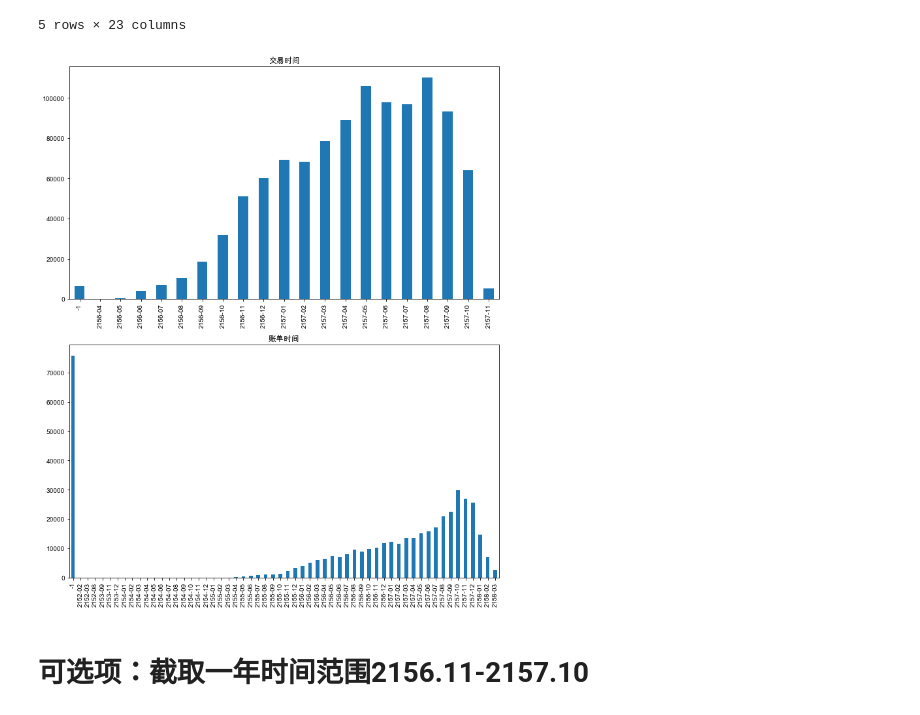
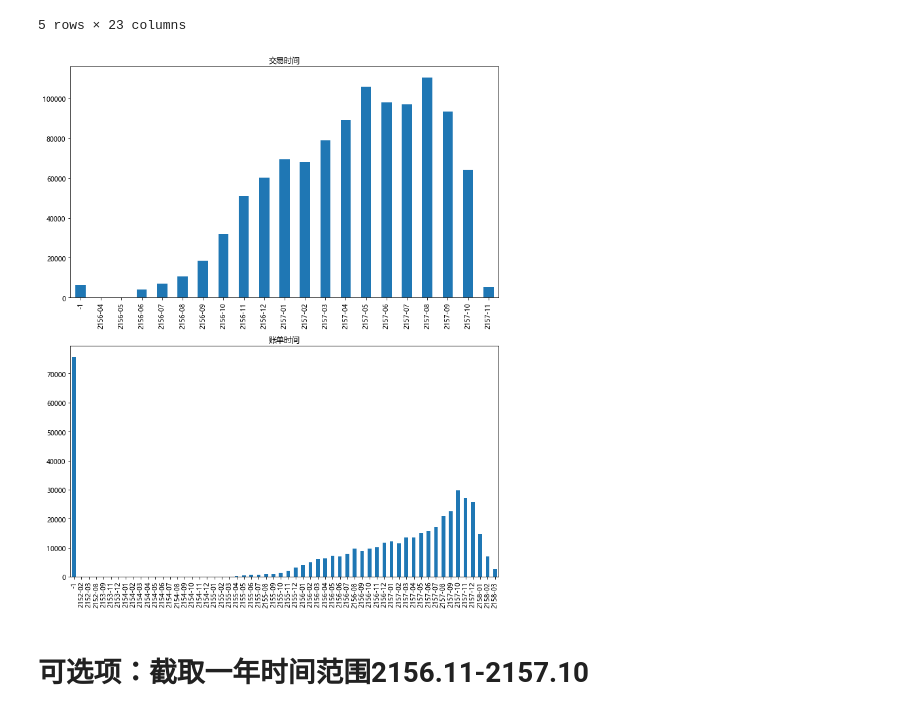
Before and after one commit to ProcedureOriented/MachineLearning, a Jupyter notebook: MidTermHomework.ipynb, the cells around one changed output. Saved outputs shown, nothing was run; the diff lists cells and outputs as text; code cells hidden in the pictures.

```diff
--- a/MidTermHomework.ipynb
+++ b/MidTermHomework.ipynb
@@ -208,7 +208,7 @@ describe(df2, df2.columns)
 账单年，账单月都有-1
 # %%
 fig1 = plt.figure(figsize=(10, 9), facecolor='w')
-plt.rcParams['font.family'] = ['Arial Unicode MS'] #用来正常显示中文标签
+plt.rcParams['font.family'] = ['Arial Unicode MS', 'Microsoft Yahei', 'SimHei'] #用来正常显示中文标签
 plt.rcParams['axes.unicode_minus'] = False #用来正常显示负号
 
 ax1 = fig1.add_subplot(2,2,1)
@@ -251,18 +251,18 @@ df_dict['账单'][error_index].head()
 5 rows × 23 columns
 # %%
 fig2 = plt.figure(figsize=(10, 12), facecolor='w')
-plt.rcParams['font.family'] = ['Arial Unicode MS'] #用来正常显示中文标签
+plt.rcParams['font.family'] = ['Arial Unicode MS', 'Microsoft Yahei', 'SimHei'] #用来正常显示中文标签
 plt.rcParams['axes.unicode_minus'] = False #用来正常显示负号
 
 ax1 = fig2.add_subplot(2,1,1)
 df_dict['银行流水']['交易年月'].value_counts().sort_index().plot.bar(plt.title('交易时间'))
 
 ax2 = fig2.add_subplot(2,1,2)
 df_dict['账单']['账单年月'].value_counts().sort_index().plot.bar(plt.title('账单时间'))
 
 fig2.tight_layout()
 # %% [output]
-[figure, old version]
+[figure, new version]
 # %% [markdown]
 # 可选项：截取一年时间范围2156.11-2157.10
 # %%
```
Also changed, not shown: parts of 24 cells of this notebook.
